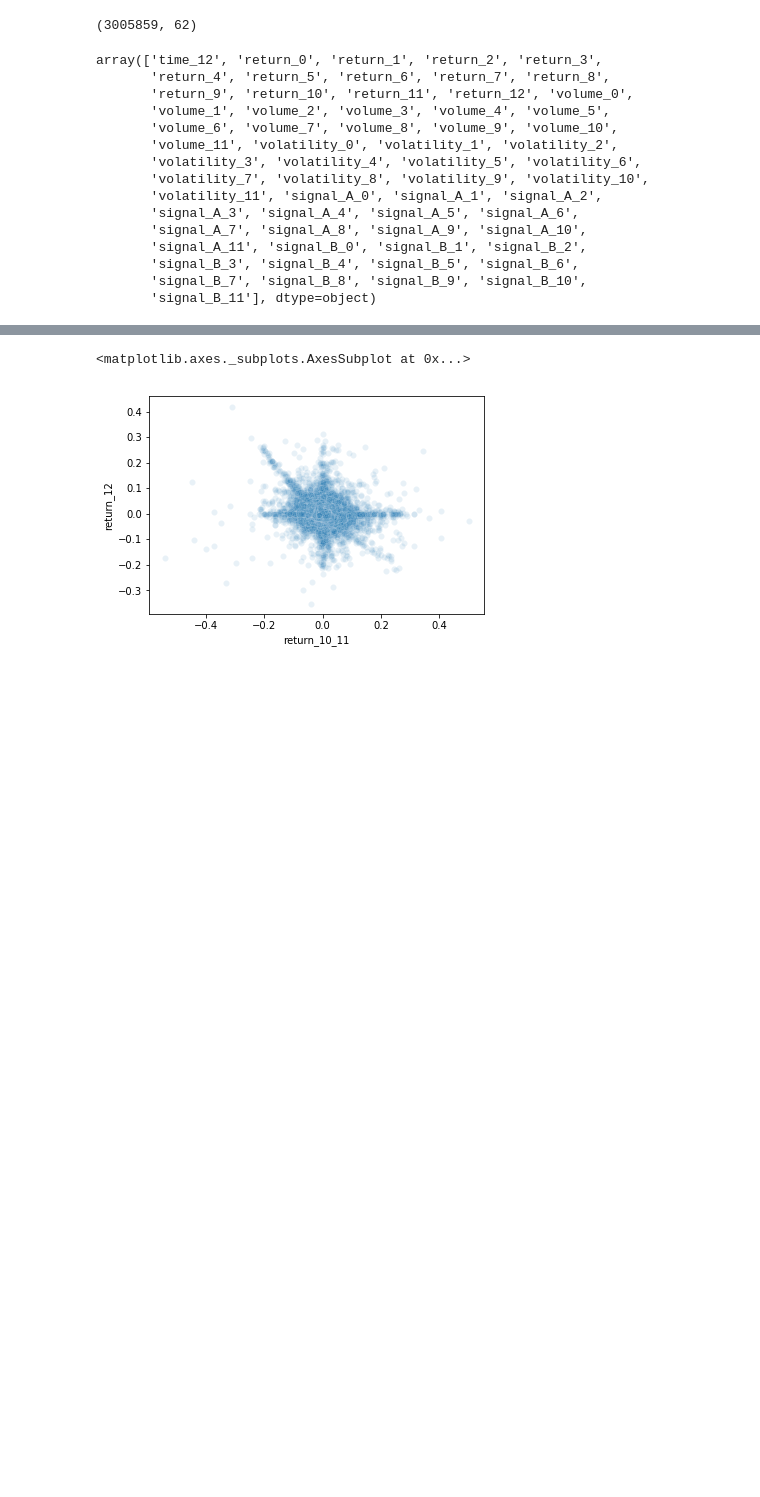
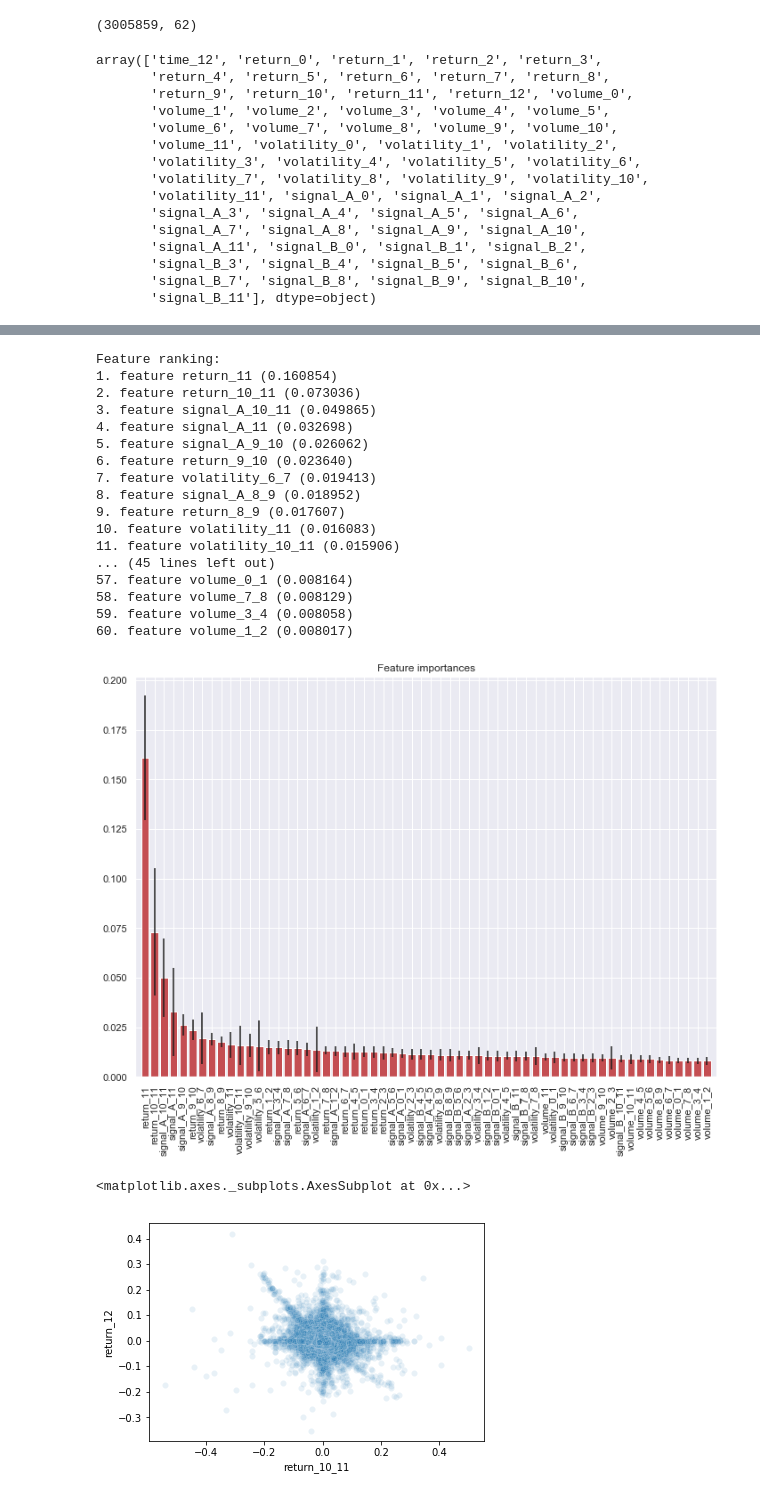
Before and after one commit to kanru-wang/stock_toy_model_for_phg, a Jupyter notebook: dev_notebook.ipynb, the cells around one changed output, grey strips where cells are left out. Drawn from its saved outputs; the diff is of its cells as text; code cells hidden in the pictures; blank space fills up the shorter version.

```diff
--- a/dev_notebook.ipynb
+++ b/dev_notebook.ipynb
@@ -191,8 +194,9 @@ array(['time_12', 'return_0', 'return_1', 'return_2', 'return_3',
        'signal_B_7', 'signal_B_8', 'signal_B_9', 'signal_B_10',
        'signal_B_11'], dtype=object)
 # %%
-tidy_more_features = tidy_table_dropped.assign(hour = lambda x: x["time_12"].apply(lambda x: x.hour),
-                                               dayofweek = lambda x: x["time_12"].apply(lambda x: x.dayofweek))
+#tidy_more_features = tidy_table_dropped.assign(hour = lambda x: x["time_12"].apply(lambda x: x.hour),
+#                                               dayofweek = lambda x: x["time_12"].apply(lambda x: x.dayofweek))
+tidy_more_features = tidy_table_dropped
 
 tidy_more_features["return_0_1"] = tidy_more_features["return_0"] + tidy_more_features["return_1"]
 tidy_more_features["return_1_2"] = tidy_more_features["return_1"] + tidy_more_features["return_2"]
@@ -323,3 +400,45 @@ gs.fit(train_data.loc[:, train_data.columns != "return_12"], train_data.loc[:, "
+# %%
+X = test_data.loc[:, test_data.columns != "return_12"]
+
+importances = best_model.feature_importances_
+
+std = np.std([tree.feature_importances_ for tree in best_model.estimators_],
+             axis=0)
+indices = np.argsort(importances)[::-1]
+
+# Print the feature ranking
+print("Feature ranking:")
+
+for f in range(X.shape[1]):
+    print("%d. feature %s (%f)" % (f + 1, X.columns.values[indices[f]], importances[indices[f]]))
+
+# Plot the feature importances of the forest
+pyplot.figure()
+pyplot.title("Feature importances")
+pyplot.bar(range(X.shape[1]), importances[indices],
+       color="r", yerr=std[indices], align="center")
+pyplot.xticks(range(X.shape[1]), X.columns.values[indices], rotation= 90)
+pyplot.xlim([-1, X.shape[1]])
+pyplot.show()
+# %% [output]
+Feature ranking:
+1. feature return_11 (0.160854)
+2. feature return_10_11 (0.073036)
+3. feature signal_A_10_11 (0.049865)
+4. feature signal_A_11 (0.032698)
+5. feature signal_A_9_10 (0.026062)
+6. feature return_9_10 (0.023640)
+7. feature volatility_6_7 (0.019413)
+8. feature signal_A_8_9 (0.018952)
+9. feature return_8_9 (0.017607)
+10. feature volatility_11 (0.016083)
+11. feature volatility_10_11 (0.015906)
+... (45 lines left out)
+57. feature volume_0_1 (0.008164)
+58. feature volume_7_8 (0.008129)
+59. feature volume_3_4 (0.008058)
+60. feature volume_1_2 (0.008017)
+[figure, added]
 # %%
 sns.scatterplot(x = "return_10_11", y = "return_12", data = tidy_more_features, alpha = 0.1)
 # %% [output]
```
Also changed, not shown: parts of 16 cells of this notebook.
